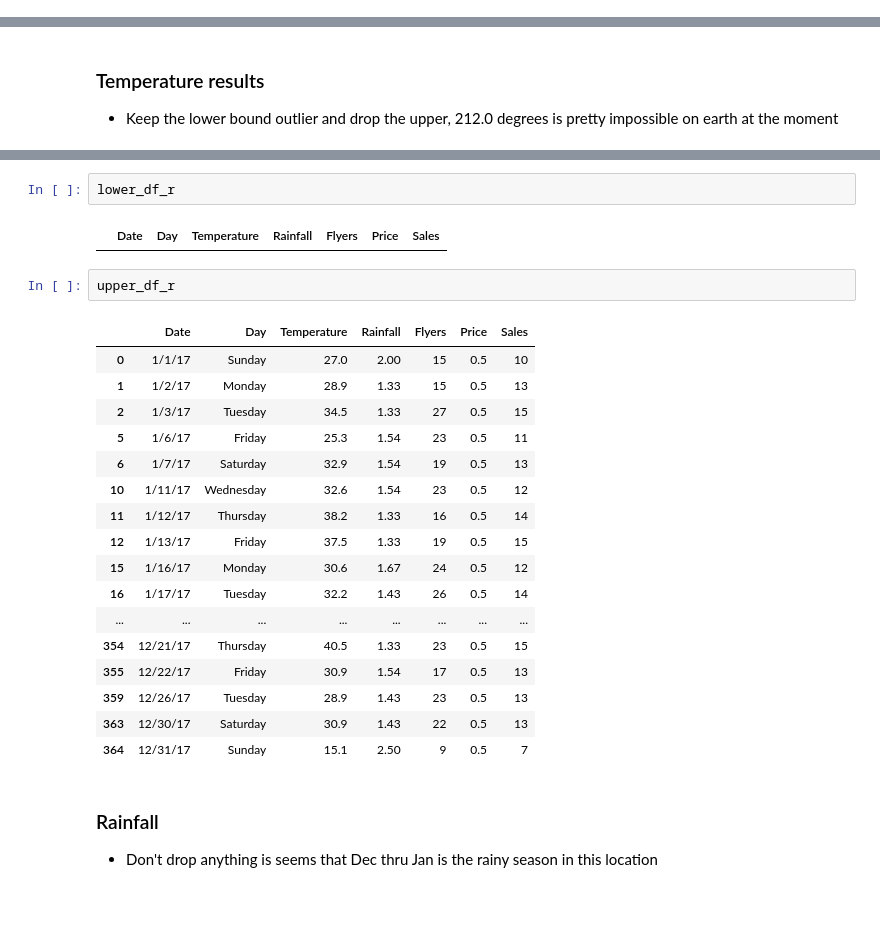
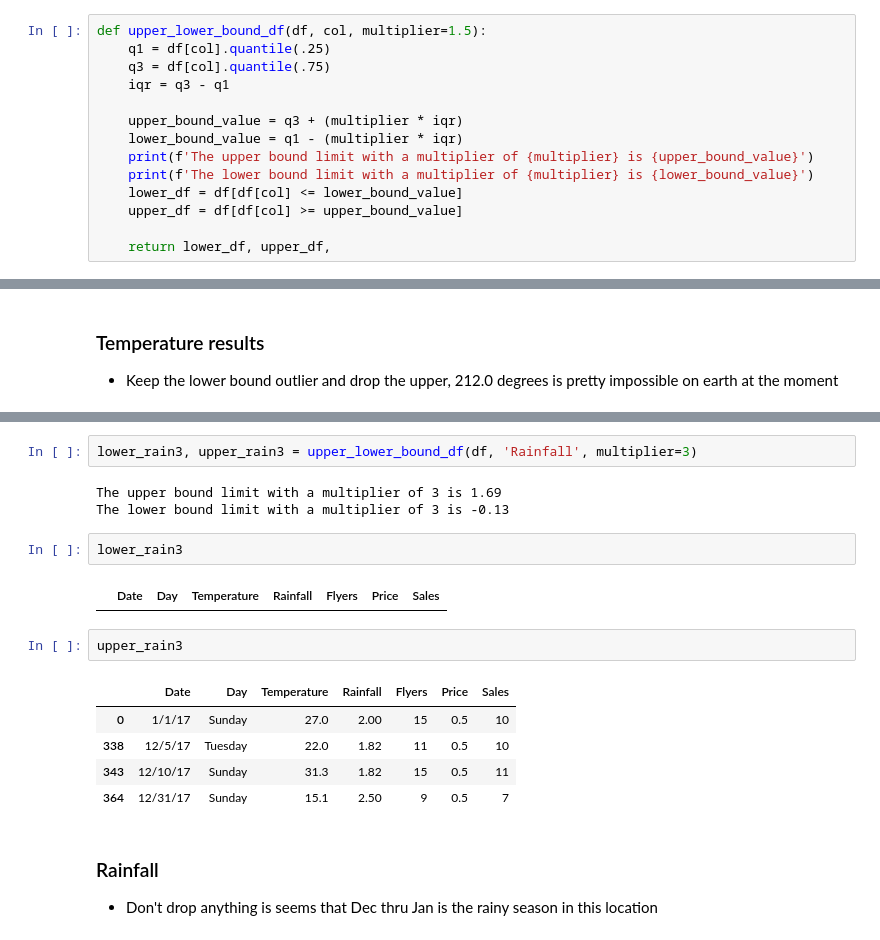
Before and after one commit to mdalton87/anomaly-detection-exercises, a Jupyter notebook: continuous_probabilistic_methods.ipynb, the cells around one changed output, grey strips where cells are left out. Saved outputs shown, nothing was run; the diff lists cells and outputs as text; blank space fills up the shorter version.

```diff
--- a/continuous_probabilistic_methods.ipynb
+++ b/continuous_probabilistic_methods.ipynb
@@ -84,0 +57,14 @@ upper_df_t
+# %%
+def upper_lower_bound_df(df, col, multiplier=1.5):
+    q1 = df[col].quantile(.25)
+    q3 = df[col].quantile(.75)
+    iqr = q3 - q1
+
+    upper_bound_value = q3 + (multiplier * iqr)
+    lower_bound_value = q1 - (multiplier * iqr)
+    print(f'The upper bound limit with a multiplier of {multiplier} is {upper_bound_value}')
+    print(f'The lower bound limit with a multiplier of {multiplier} is {lower_bound_value}')
+    lower_df = df[df[col] <= lower_bound_value]
+    upper_df = df[df[col] >= upper_bound_value]
+
+    return lower_df, upper_df,
@@ -251,27 +181,20 @@ The upper bound of Rainfall with a 3 multiplier is 1.69
-# %%
-lower_df_r
-# %% [output]
-|  | Date | Day | Temperature | Rainfall | Flyers | Price | Sales |
-# %%
-upper_df_r
-# %% [output]
-|  | Date | Day | Temperature | Rainfall | Flyers | Price | Sales |
-| 0 | 1/1/17 | Sunday | 27.0 | 2.00 | 15 | 0.5 | 10 |
-| 1 | 1/2/17 | Monday | 28.9 | 1.33 | 15 | 0.5 | 13 |
-| 2 | 1/3/17 | Tuesday | 34.5 | 1.33 | 27 | 0.5 | 15 |
-| 5 | 1/6/17 | Friday | 25.3 | 1.54 | 23 | 0.5 | 11 |
-| 6 | 1/7/17 | Saturday | 32.9 | 1.54 | 19 | 0.5 | 13 |
-| 10 | 1/11/17 | Wednesday | 32.6 | 1.54 | 23 | 0.5 | 12 |
-| 11 | 1/12/17 | Thursday | 38.2 | 1.33 | 16 | 0.5 | 14 |
-| 12 | 1/13/17 | Friday | 37.5 | 1.33 | 19 | 0.5 | 15 |
-| 15 | 1/16/17 | Monday | 30.6 | 1.67 | 24 | 0.5 | 12 |
-| 16 | 1/17/17 | Tuesday | 32.2 | 1.43 | 26 | 0.5 | 14 |
-| ... | ... | ... | ... | ... | ... | ... | ... |
-| 354 | 12/21/17 | Thursday | 40.5 | 1.33 | 23 | 0.5 | 15 |
-| 355 | 12/22/17 | Friday | 30.9 | 1.54 | 17 | 0.5 | 13 |
-| 359 | 12/26/17 | Tuesday | 28.9 | 1.43 | 23 | 0.5 | 13 |
-| 363 | 12/30/17 | Saturday | 30.9 | 1.43 | 22 | 0.5 | 13 |
-| 364 | 12/31/17 | Sunday | 15.1 | 2.50 | 9 | 0.5 | 7 |
+# %%
+lower_rain3, upper_rain3 = upper_lower_bound_df(df, 'Rainfall', multiplier=3)
+# %% [output]
+The upper bound limit with a multiplier of 3 is 1.69
+The lower bound limit with a multiplier of 3 is -0.13
+# %%
+lower_rain3
+# %% [output]
+|  | Date | Day | Temperature | Rainfall | Flyers | Price | Sales |
+# %%
+upper_rain3
+# %% [output]
+|  | Date | Day | Temperature | Rainfall | Flyers | Price | Sales |
+| 0 | 1/1/17 | Sunday | 27.0 | 2.00 | 15 | 0.5 | 10 |
+| 338 | 12/5/17 | Tuesday | 22.0 | 1.82 | 11 | 0.5 | 10 |
+| 343 | 12/10/17 | Sunday | 31.3 | 1.82 | 15 | 0.5 | 11 |
+| 364 | 12/31/17 | Sunday | 15.1 | 2.50 | 9 | 0.5 | 7 |
 # %% [markdown]
 ### Rainfall
 - Don't drop anything is seems that Dec thru Jan is the rainy season in this location
```
Also changed, not shown: parts of 43 cells of this notebook, 2 other files.
